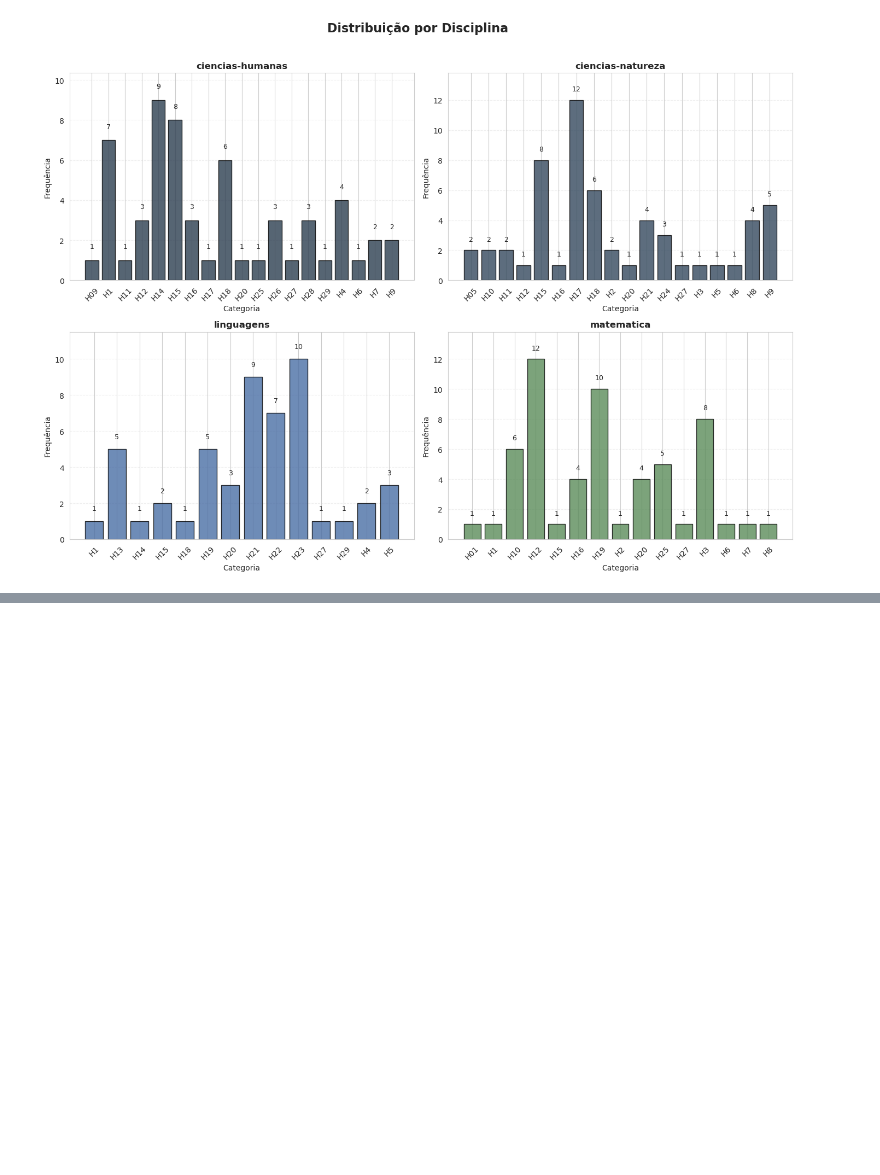
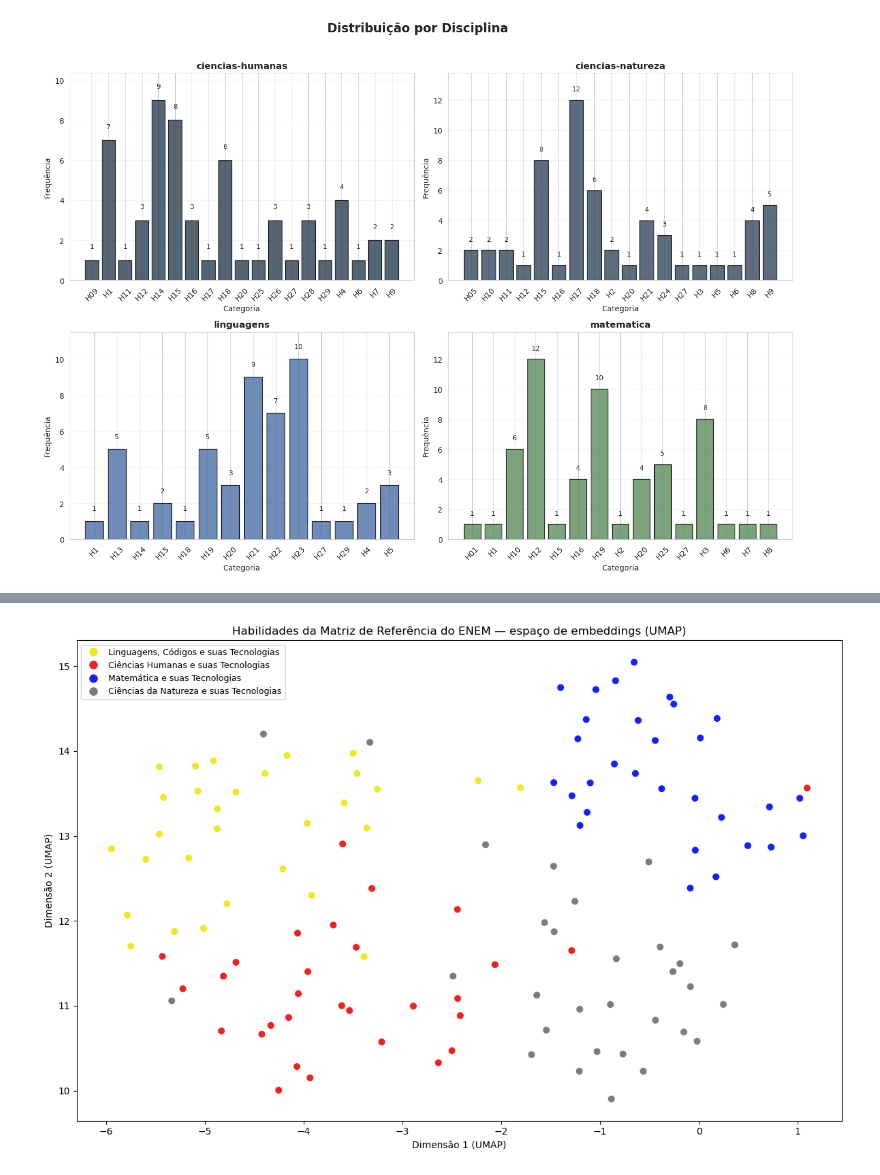
Before and after one commit to amasai-santos/ENEM-LLM-RAG, a Jupyter notebook: extracao_pdf_labeling.ipynb, the cells around one changed output, grey strips where cells are left out. Saved outputs shown, nothing was run; the diff lists cells and outputs as text; code cells hidden in the pictures; blank space fills up the shorter version.

```diff
--- a/extracao_pdf_labeling.ipynb
+++ b/extracao_pdf_labeling.ipynb
@@ -858,4 +877,11 @@ import pandas as pd
 import ollama
 from pydantic import BaseModel, Field, ValidationError
 from tqdm import tqdm
+# %%
+
+df = pd.read_csv("ready_to_model.csv")
+
+df["index"] = df["Unnamed: 0"]
+
+df.drop(columns="Unnamed: 0", inplace = True )
 # %%
@@ -1156,0 +1666,33 @@ plt.show()
+# %%
+import umap
+import matplotlib.pyplot as plt
+
+# Reduz de 384 dimensões para 2, preservando a estrutura de vizinhança local
+reducer = umap.UMAP(n_neighbors=15, min_dist=0.3, random_state=42)
+embeddings_2d = reducer.fit_transform(embeddings_habilidades)
+
+# Cores por área — reaproveitando a mesma lógica de categorização do projeto
+cores_area = {
+    'Linguagens, Códigos e suas Tecnologias': '#efe921',
+    'Ciências Humanas e suas Tecnologias': '#ef2121',
+    'Matemática e suas Tecnologias': '#1421fd',
+    'Ciências da Natureza e suas Tecnologias': '#7c7c7c'
+}
+cores_pontos = df_matriz['area'].map(cores_area)
+
+plt.figure(figsize=(12, 8))
+plt.scatter(embeddings_2d[:, 0], embeddings_2d[:, 1], c=cores_pontos, s=60, alpha=1, edgecolors='white', linewidths=0.5)
+
+# Legenda manual (já que estamos usando cores mapeadas, não plot direto por grupo)
+handles = [plt.Line2D([0], [0], marker='o', color='w', markerfacecolor=cor, markersize=10, label=area)
+           for area, cor in cores_area.items()]
+plt.legend(handles=handles, loc='best', fontsize=9)
+
+plt.title('Habilidades da Matriz de Referência do ENEM — espaço de embeddings (UMAP)')
+plt.xlabel('Dimensão 1 (UMAP)')
+plt.ylabel('Dimensão 2 (UMAP)')
+plt.tight_layout()
+plt.savefig('embeddings_matriz_enem.png', dpi=150)
+plt.show()
+# %% [output]
+[figure, added]
```
Also changed, not shown: parts of 51 cells of this notebook, 10 other files.
